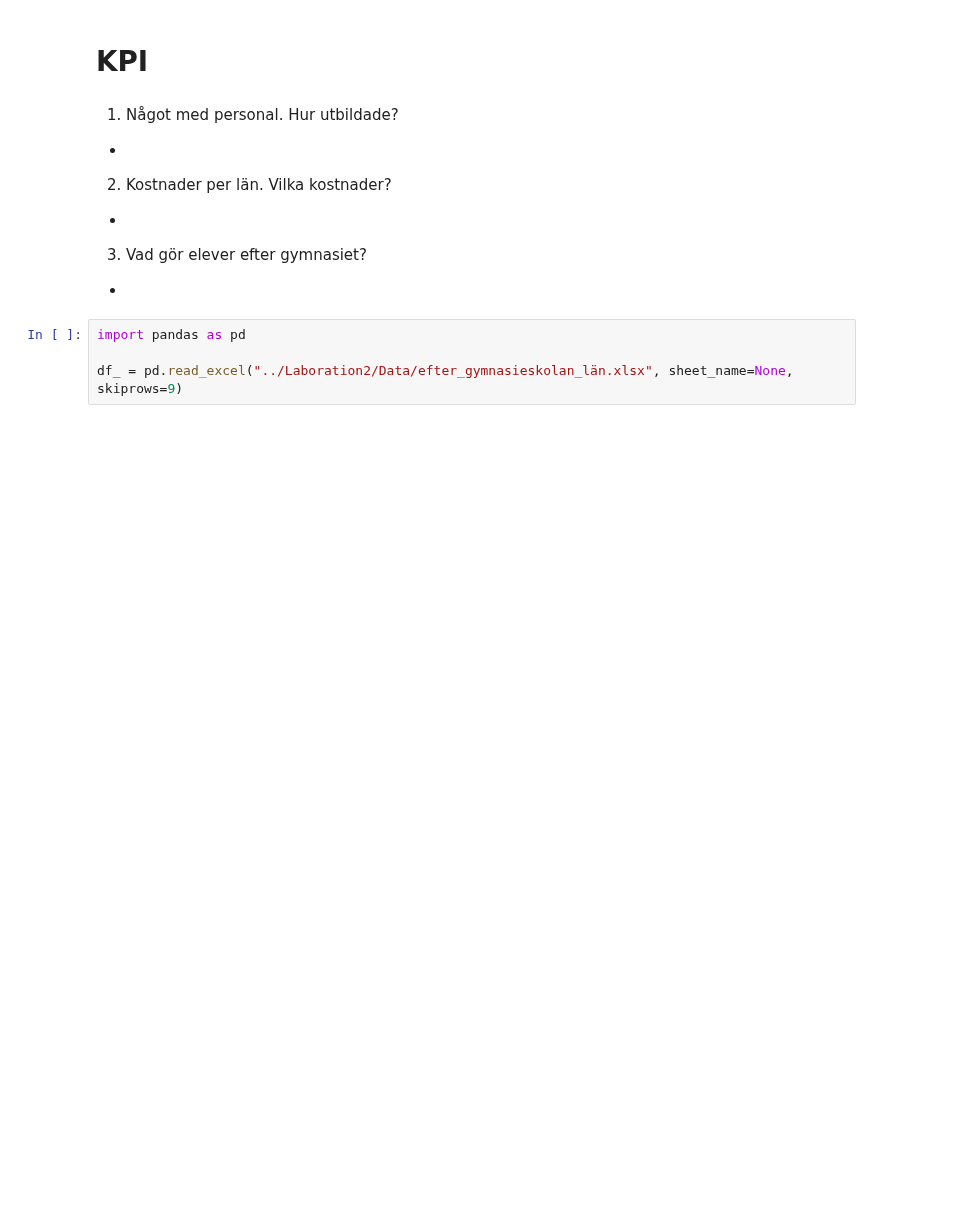
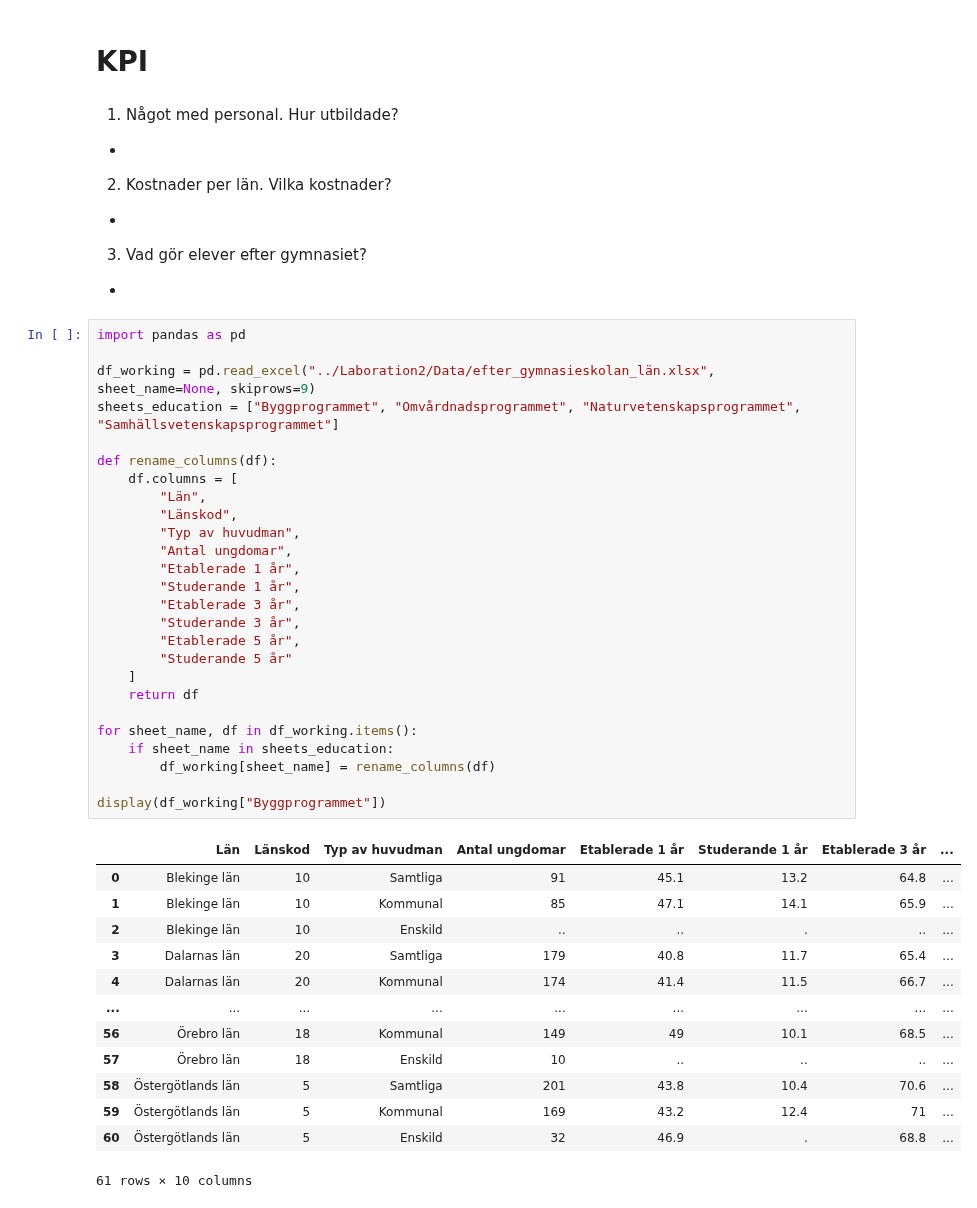
Before and after one commit to LouiseLuoto/Python-Louise-Luoto-OPA23, a Jupyter notebook: Laboration2/code.ipynb, the cells around one changed output. Cells and saved outputs as stored; diff of their text form; blank space fills up the shorter version.

Commit message:
read file and rename columns for exercise 2

```diff
--- a/Laboration2/code.ipynb
+++ b/Laboration2/code.ipynb
@@ -381,7 +381,43 @@ visualiseringar.
 -
 3. Vad gör elever efter gymnasiet?
 -
-# %%
-import pandas as pd
-
-df_ = pd.read_excel("../Laboration2/Data/efter_gymnasieskolan_län.xlsx", sheet_name=None, skiprows=9)
+# %%
+import pandas as pd
+
+df_working = pd.read_excel("../Laboration2/Data/efter_gymnasieskolan_län.xlsx", sheet_name=None, skiprows=9)
+sheets_education = ["Byggprogrammet", "Omvårdnadsprogrammet", "Naturvetenskapsprogrammet", "Samhällsvetenskapsprogrammet"]
+
+def rename_columns(df):
+    df.columns = [
+        "Län",
+        "Länskod",
+        "Typ av huvudman",
+        "Antal ungdomar",
+        "Etablerade 1 år",
+        "Studerande 1 år",
+        "Etablerade 3 år",
+        "Studerande 3 år",
+        "Etablerade 5 år",
+        "Studerande 5 år"
+    ]
+    return df
+
+for sheet_name, df in df_working.items():
+    if sheet_name in sheets_education:
+        df_working[sheet_name] = rename_columns(df)
+
+display(df_working["Byggprogrammet"])
+# %% [output]
+|  | Län | Länskod | Typ av huvudman | Antal ungdomar | Etablerade 1 år | Studerande 1 år | Etablerade 3 år | ... |
+| 0 | Blekinge län | 10 | Samtliga | 91 | 45.1 | 13.2 | 64.8 | ... |
+| 1 | Blekinge län | 10 | Kommunal | 85 | 47.1 | 14.1 | 65.9 | ... |
+| 2 | Blekinge län | 10 | Enskild | .. | .. | . | .. | ... |
+| 3 | Dalarnas län | 20 | Samtliga | 179 | 40.8 | 11.7 | 65.4 | ... |
+| 4 | Dalarnas län | 20 | Kommunal | 174 | 41.4 | 11.5 | 66.7 | ... |
+| ... | ... | ... | ... | ... | ... | ... | ... | ... |
+| 56 | Örebro län | 18 | Kommunal | 149 | 49 | 10.1 | 68.5 | ... |
+| 57 | Örebro län | 18 | Enskild | 10 | .. | .. | .. | ... |
+| 58 | Östergötlands län | 5 | Samtliga | 201 | 43.8 | 10.4 | 70.6 | ... |
+| 59 | Östergötlands län | 5 | Kommunal | 169 | 43.2 | 12.4 | 71 | ... |
+| 60 | Östergötlands län | 5 | Enskild | 32 | 46.9 | . | 68.8 | ... |
+61 rows × 10 columns
```
